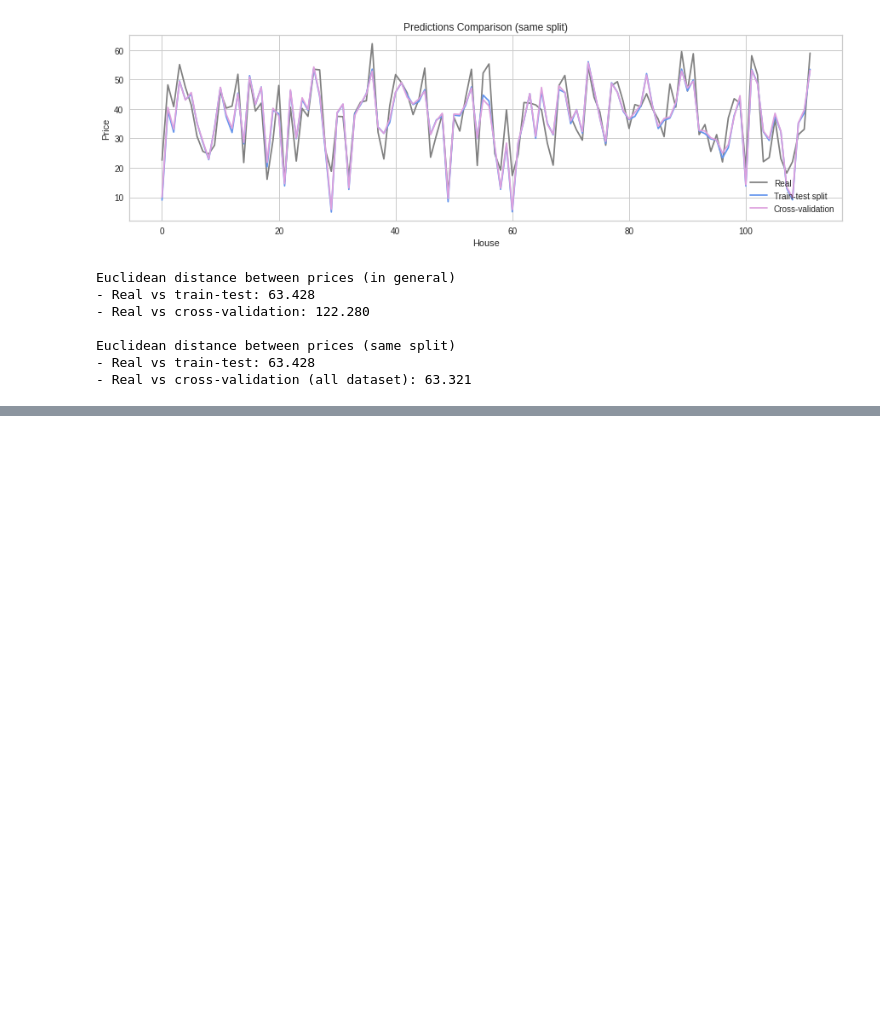
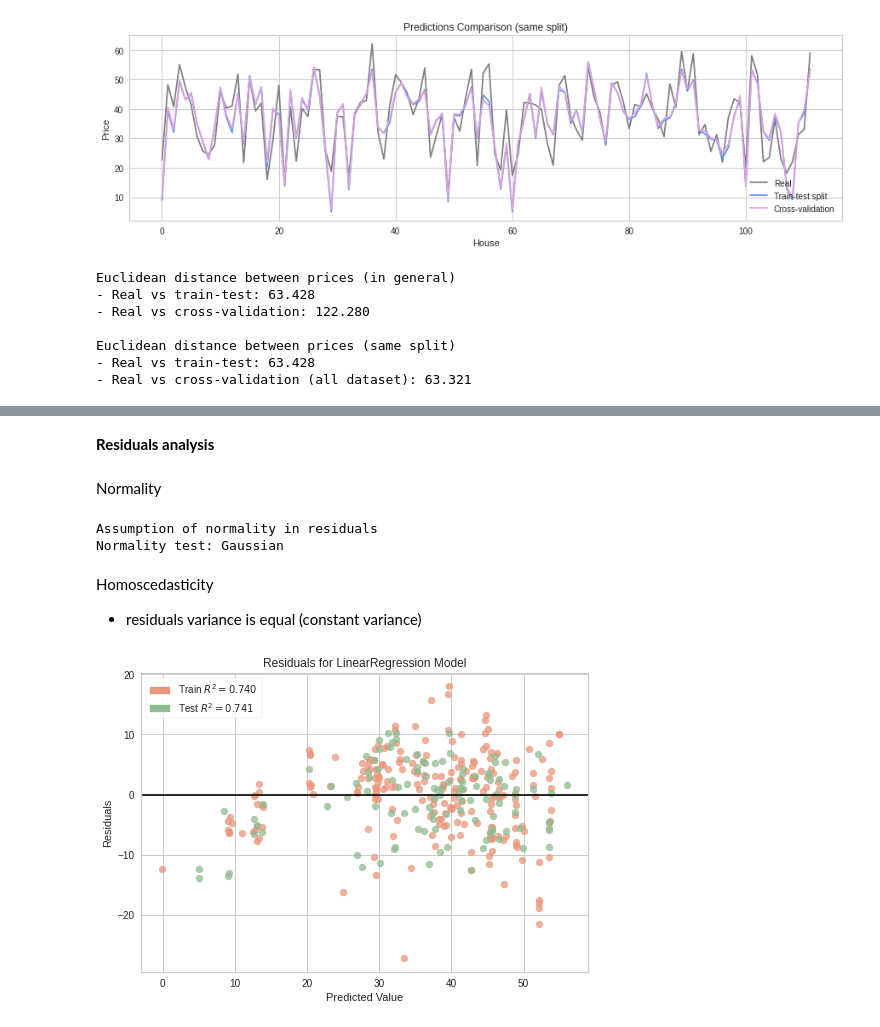
Before and after one commit to raquelcandido/Real_Estate, a Jupyter notebook: RealEstate_price_prediction.ipynb, the cells around one changed output, grey strips where cells are left out. Saved outputs shown, nothing was run; the diff lists cells and outputs as text; code cells hidden in the pictures; blank space fills up the shorter version.

```diff
--- a/RealEstate_price_prediction.ipynb
+++ b/RealEstate_price_prediction.ipynb
@@ -515,0 +501,22 @@ Euclidean distance between prices (same split)
+# %% [markdown]
+**Residuals analysis**
+# %% [markdown]
+Normality
+# %%
+residuals = y_test - price_predict
+
+print('Assumption of normality in residuals')
+normality_test(residuals)
+# %% [output]
+Assumption of normality in residuals
+Normality test: Gaussian
+# %% [markdown]
+Homoscedasticity
+- residuals variance is equal (constant variance)
+# %%
+visualizer = ResidualsPlot(LinearRegression(), hist=False, train_color='darksalmon', test_color='darkseagreen')
+visualizer.fit(X_train, y_train)
+visualizer.score(X_test, y_test)
+visualizer.poof()
+# %% [output]
+[figure, added]
```
Also changed, not shown: parts of 39 cells of this notebook.
